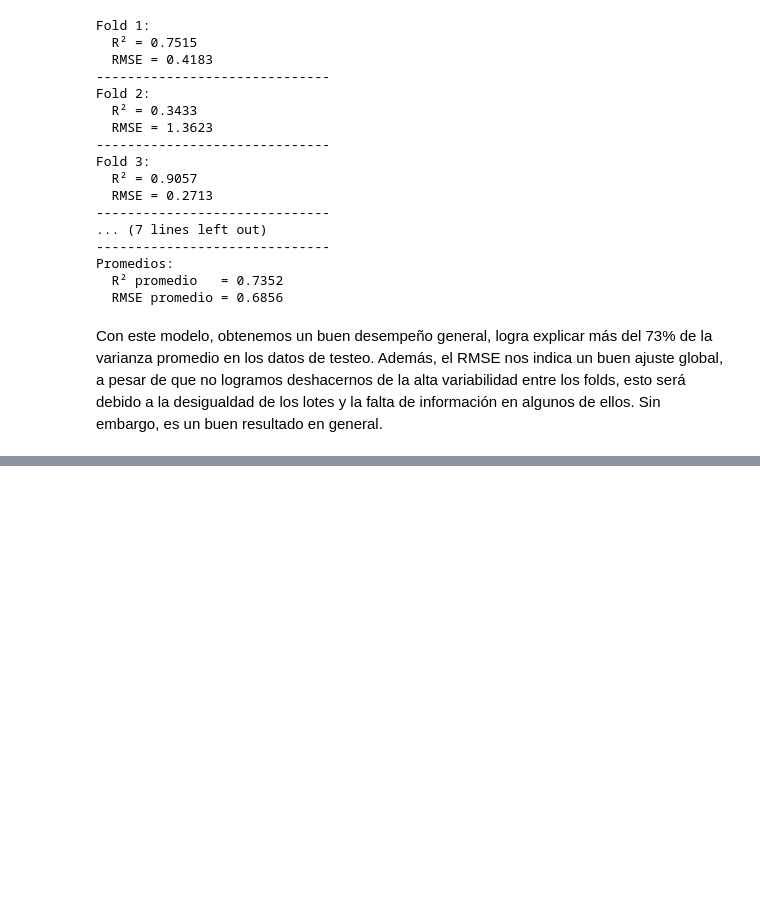
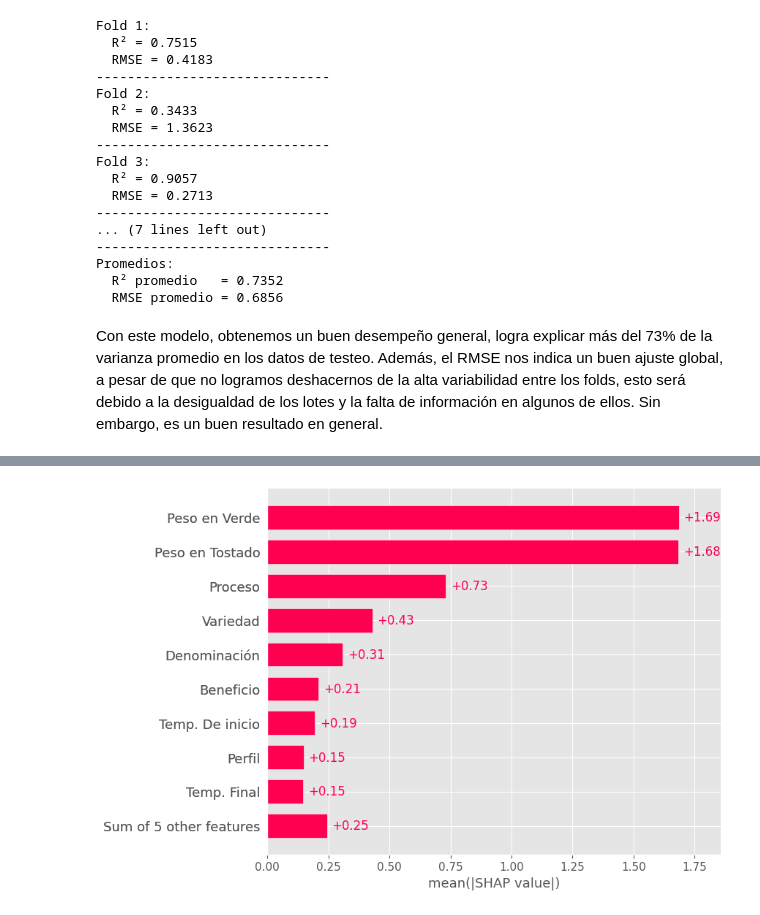
Before and after one commit to leodavid0109/Aprendizaje_Automatico, a Jupyter notebook: Tarea Café/Proyecto Café.ipynb, the cells around one changed output, grey strips where cells are left out. Saved outputs shown, nothing was run; the diff lists cells and outputs as text; code cells hidden in the pictures; blank space fills up the shorter version.

```diff
--- a/Tarea Café/Proyecto Café.ipynb
+++ b/Tarea Café/Proyecto Café.ipynb
@@ -835,12 +816,0 @@ shap.plots.beeswarm(shap_values, max_display=15)
-# %%
-# Crear el explicador de SHAP
-explainer = shap.Explainer(modelo_regresion_lineal, X_filtrado)
-
-# Calcular los valores SHAP para el conjunto de prueba
-shap_values = explainer(X_filtrado)
-
-# Mostrar el resumen de importancia global
-shap.summary_plot(shap_values, X_filtrado)
-
-# Mostrar la explicación para una observación específica (ej. la primera)
-shap.plots.waterfall(shap_values[0])
@@ -1161,0 +1152,4 @@ Con este modelo, obtenemos un buen desempeño general, logra explicar más del 7
+# %%
+shap.plots.bar(shap_values)
+# %% [output]
+[figure, added]
```
Also changed, not shown: parts of 28 cells of this notebook.
